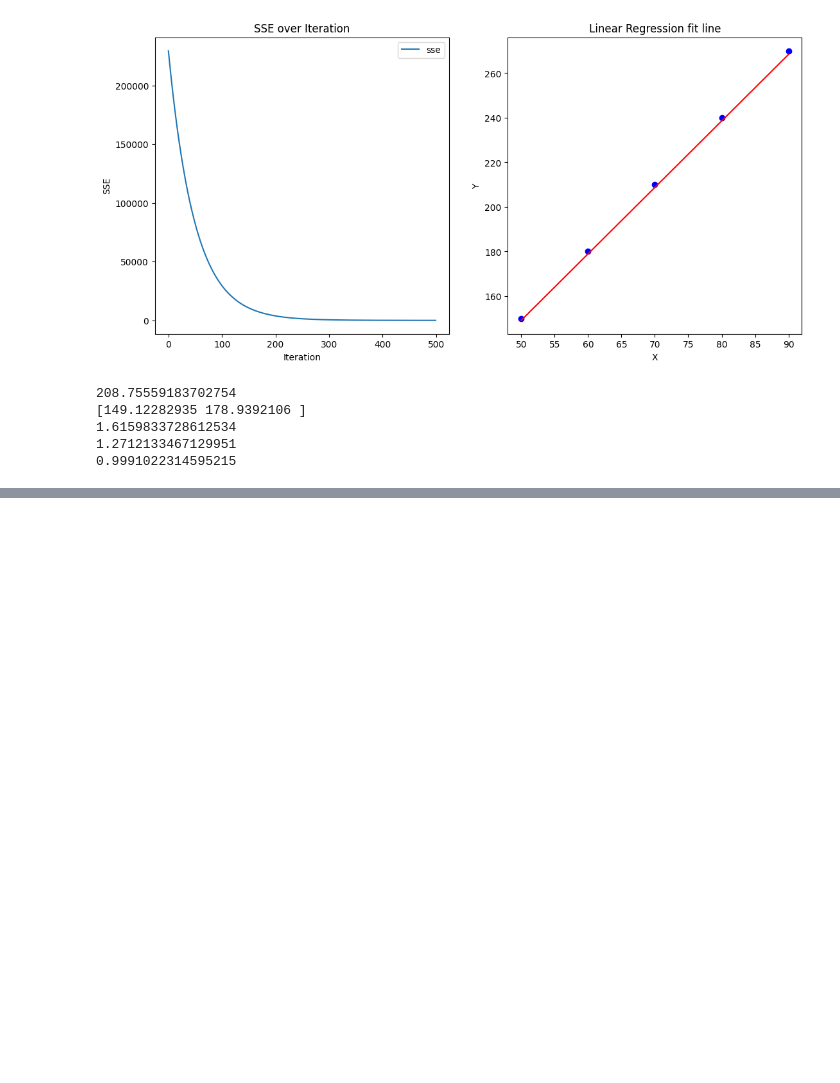
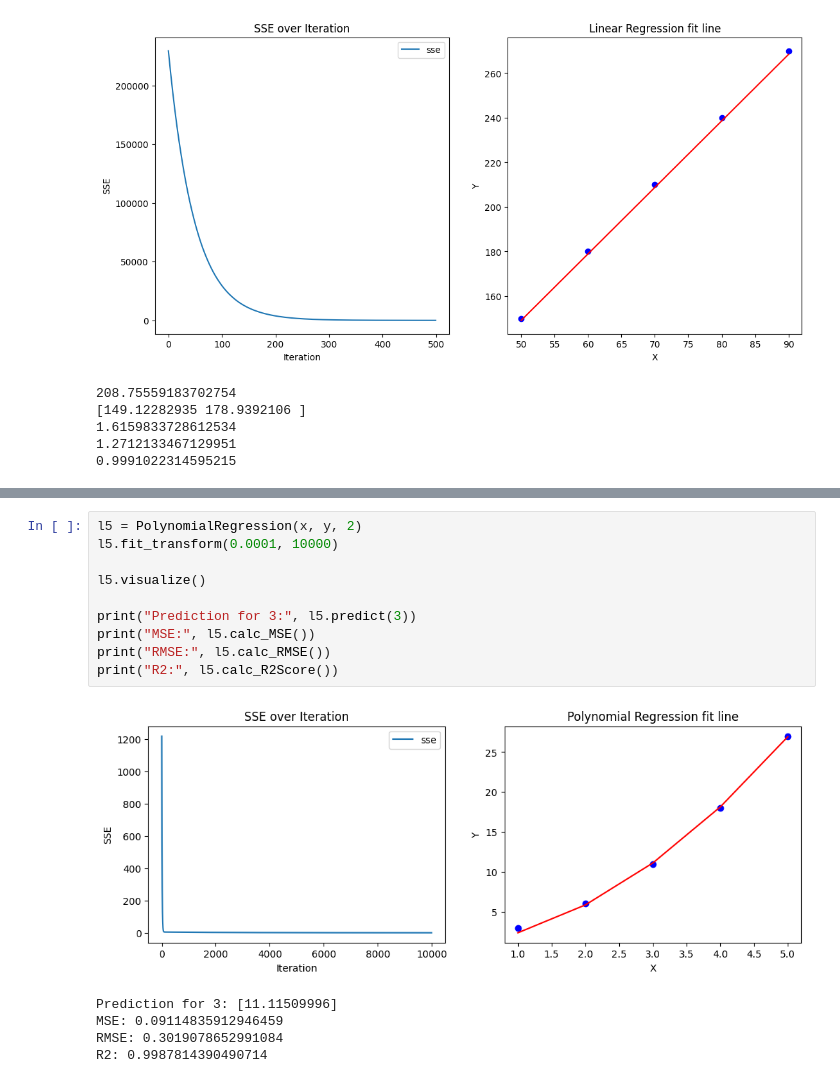
Before and after one commit to mariamgaber123/DEPI_ONL4_AIS2_S2, a Jupyter notebook: machine_learning/Tasks/test.ipynb, the cells around one changed output, grey strips where cells are left out. Saved outputs shown, nothing was run; the diff lists cells and outputs as text; blank space fills up the shorter version.

```diff
--- a/machine_learning/Tasks/test.ipynb
+++ b/machine_learning/Tasks/test.ipynb
@@ -40,0 +85,16 @@ print(l2.calc_R2Score())
+# %%
+l5 = PolynomialRegression(x, y, 2)
+l5.fit_transform(0.0001, 10000)
+
+l5.visualize()
+
+print("Prediction for 3:", l5.predict(3))
+print("MSE:", l5.calc_MSE())
+print("RMSE:", l5.calc_RMSE())
+print("R2:", l5.calc_R2Score())
+# %% [output]
+[figure, added]
+Prediction for 3: [11.11509996]
+MSE: 0.09114835912946459
+RMSE: 0.3019078652991084
+R2: 0.9987814390490714
```
Also changed, not shown: parts of 6 cells of this notebook, 3 other files.
